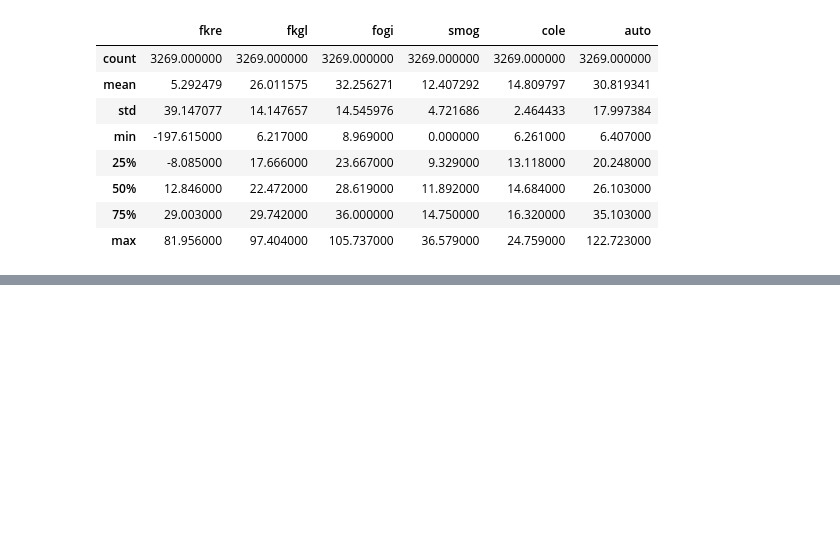
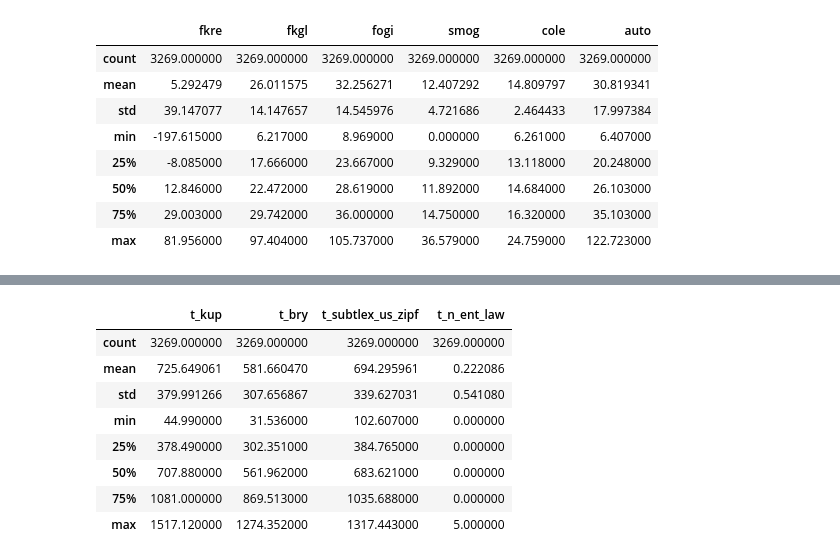
Before and after one commit to AnanthaR20/ling573, a Jupyter notebook: eval/eval_readability.ipynb, the cells around one changed output, grey strips where cells are left out. Drawn from its saved outputs; the diff is of its cells as text; code cells hidden in the pictures; blank space fills up the shorter version.

```diff
--- a/eval/eval_readability.ipynb
+++ b/eval/eval_readability.ipynb
@@ -104,4 +103,6 @@ gen.describe()
 gold_scores = pd.read_csv("gold_all_readability_scores.csv")
 gen_scores = pd.read_csv("gen_all_readability_scores.csv")
 # %%
-length_metrics = lftk.search_features(family="wordsent", return_format="list_key")
+flist = lftk.search_features(family="worddiff", return_format="list_key")
+flist.append("t_n_ent_law")
+flist
@@ -127,4 +146,9 @@ length_eval(gold_scores, "summary")
+# %%
+for c in gen_scores.columns:
+    if "t_" in c:
+        gen_final[c] = gen_scores[c]
+        gold_final[c] = gold_scores[c]
 # %%
-gen_final = convert_cols(gen_scores, "scores")
-gold_final = convert_cols(gold_scores, "scores")
+gen_final = convert_cols(gen_scores, "features")
+gold_final = convert_cols(gold_scores, "features")
 # %%
@@ -131,0 +157,12 @@ gen_final.to_csv("gen_readability_wordsent_features.csv")
+# %%
+gen_final[[c for c in gen_final.columns if c in flist]].describe()
+# %% [output]
+|  | t_kup | t_bry | t_subtlex_us_zipf | t_n_ent_law |
+| count | 3269.000000 | 3269.000000 | 3269.000000 | 3269.000000 |
+| mean | 725.649061 | 581.660470 | 694.295961 | 0.222086 |
+| std | 379.991266 | 307.656867 | 339.627031 | 0.541080 |
+| min | 44.990000 | 31.536000 | 102.607000 | 0.000000 |
+| 25% | 378.490000 | 302.351000 | 384.765000 | 0.000000 |
+| 50% | 707.880000 | 561.962000 | 683.621000 | 0.000000 |
+| 75% | 1081.000000 | 869.513000 | 1035.688000 | 0.000000 |
+| max | 1517.120000 | 1274.352000 | 1317.443000 | 5.000000 |
```
Also changed, not shown: parts of 7 cells of this notebook, 11 other files.
